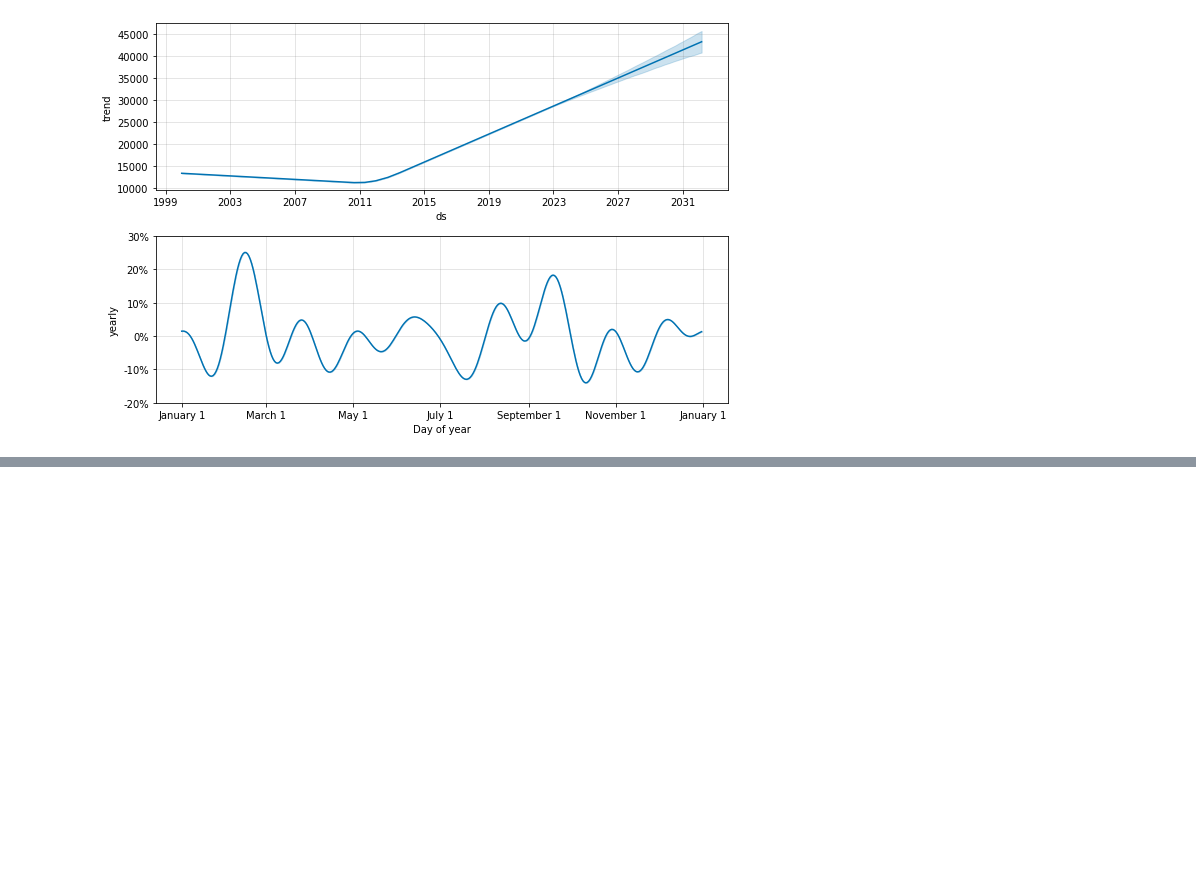
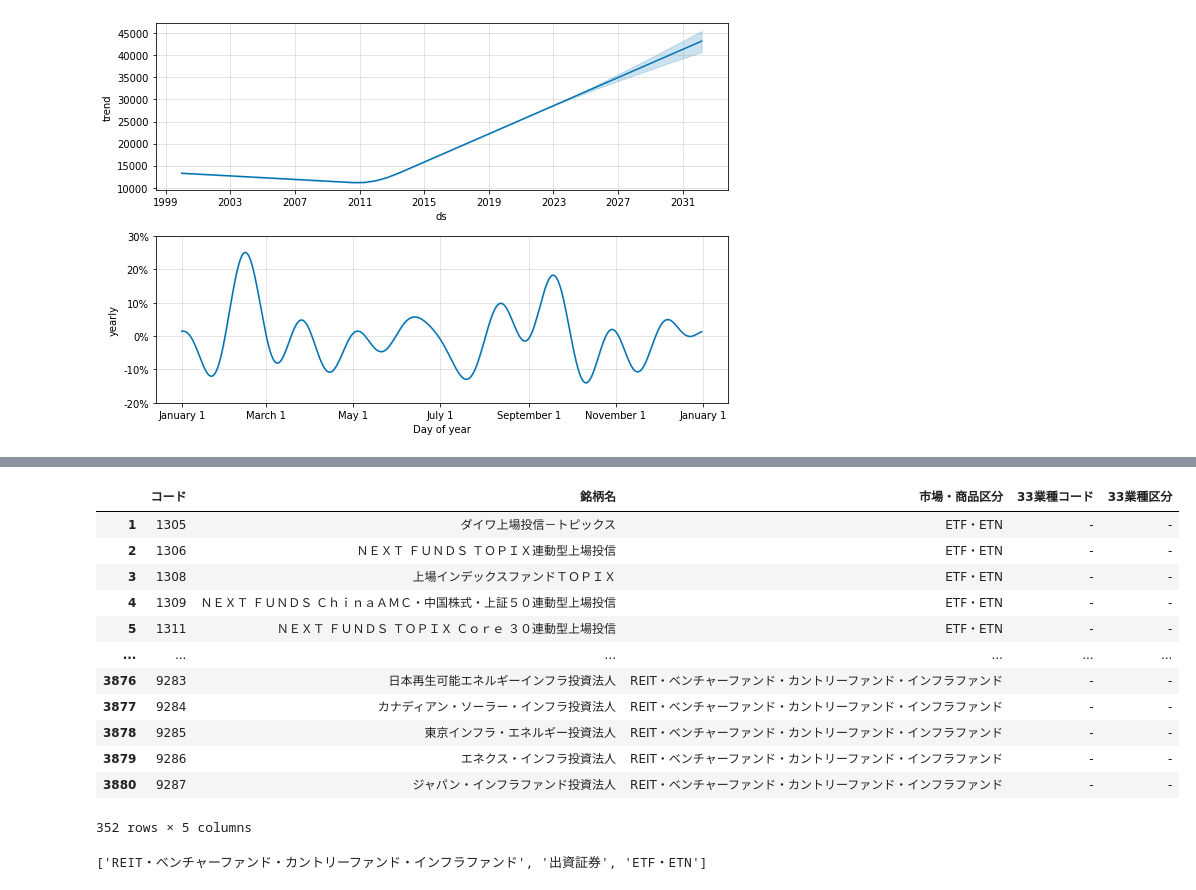
Before and after one commit to ransan102/Stock_price_prediction_app, a Jupyter notebook: ml/test.ipynb, the cells around one changed output, grey strips where cells are left out. Cells and saved outputs as stored; diff of their text form; code cells hidden in the pictures; blank space fills up the shorter version.

```diff
--- a/ml/test.ipynb
+++ b/ml/test.ipynb
@@ -106,0 +192,4 @@ fig2 = m.plot_components(forecast)
+# %%
+df = pd.read_excel("../managing_app/templates/data_j.xlsx")
+df = df[["コード","銘柄名","市場・商品区分", "33業種コード", "33業種区分"]]
+df.head()
@@ -106,0 +203,22 @@ fig2 = m.plot_components(forecast)
+# %%
+special = df[df["33業種コード"] == "-"]
+special
+# %% [output]
+|  | コード | 銘柄名 | 市場・商品区分 | 33業種コード | 33業種区分 |
+| 1 | 1305 | ダイワ上場投信－トピックス | ETF・ETN | - | - |
+| 2 | 1306 | ＮＥＸＴ ＦＵＮＤＳ ＴＯＰＩＸ連動型上場投信 | ETF・ETN | - | - |
+| 3 | 1308 | 上場インデックスファンドＴＯＰＩＸ | ETF・ETN | - | - |
+| 4 | 1309 | ＮＥＸＴ ＦＵＮＤＳ ＣｈｉｎａＡＭＣ・中国株式・上証５０連動型上場投信 | ETF・ETN | - | - |
+| 5 | 1311 | ＮＥＸＴ ＦＵＮＤＳ ＴＯＰＩＸ Ｃｏｒｅ ３０連動型上場投信 | ETF・ETN | - | - |
+| ... | ... | ... | ... | ... | ... |
+| 3876 | 9283 | 日本再生可能エネルギーインフラ投資法人 | REIT・ベンチャーファンド・カントリーファンド・インフラファンド | - | - |
+| 3877 | 9284 | カナディアン・ソーラー・インフラ投資法人 | REIT・ベンチャーファンド・カントリーファンド・インフラファンド | - | - |
+| 3878 | 9285 | 東京インフラ・エネルギー投資法人 | REIT・ベンチャーファンド・カントリーファンド・インフラファンド | - | - |
+| 3879 | 9286 | エネクス・インフラ投資法人 | REIT・ベンチャーファンド・カントリーファンド・インフラファンド | - | - |
+| 3880 | 9287 | ジャパン・インフラファンド投資法人 | REIT・ベンチャーファンド・カントリーファンド・インフラファンド | - | - |
+352 rows × 5 columns
+# %%
+igai33 = list(set(special["市場・商品区分"].tolist()))
+igai33
+# %% [output]
+['REIT・ベンチャーファンド・カントリーファンド・インフラファンド', '出資証券', 'ETF・ETN']
```
Also changed, not shown: parts of 21 cells of this notebook, 4 other files.
